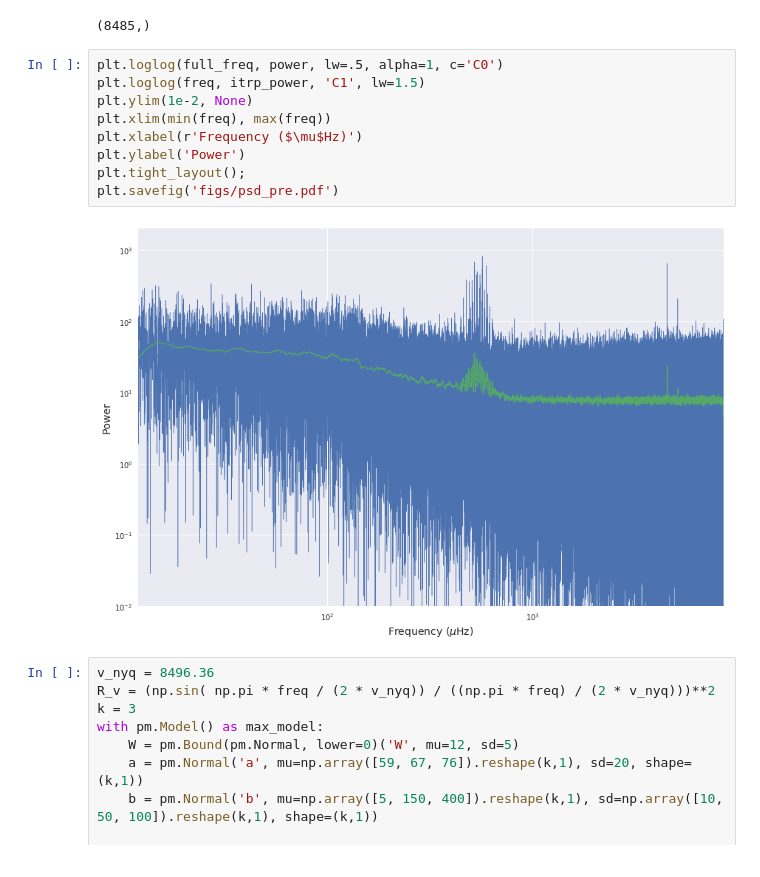
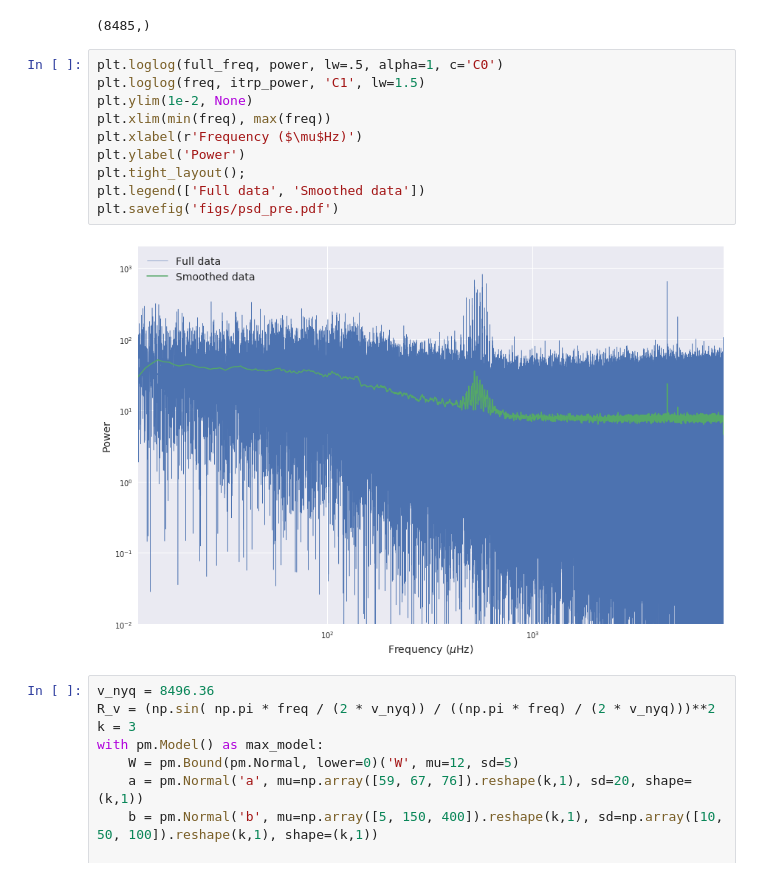
Before and after one commit to mileslucas/stat444, a Jupyter notebook: project/project.ipynb, the cells around one changed output. Drawn from its saved outputs; the diff is of its cells as text.

```diff
--- a/project/project.ipynb
+++ b/project/project.ipynb
@@ -33,14 +33,15 @@ print(itrp_power.shape)
 # %%
 plt.loglog(full_freq, power, lw=.5, alpha=1, c='C0')
 plt.loglog(freq, itrp_power, 'C1', lw=1.5)
 plt.ylim(1e-2, None)
 plt.xlim(min(freq), max(freq))
 plt.xlabel(r'Frequency ($\mu$Hz)')
 plt.ylabel('Power')
 plt.tight_layout();
+plt.legend(['Full data', 'Smoothed data'])
 plt.savefig('figs/psd_pre.pdf')
 # %% [output]
-[figure, old version]
+[figure, new version]
 # %%
 v_nyq = 8496.36
 R_v = (np.sin( np.pi * freq / (2 * v_nyq)) / ((np.pi * freq) / (2 * v_nyq)))**2
```
Also changed, not shown: parts of 15 cells of this notebook, 10 other files.
